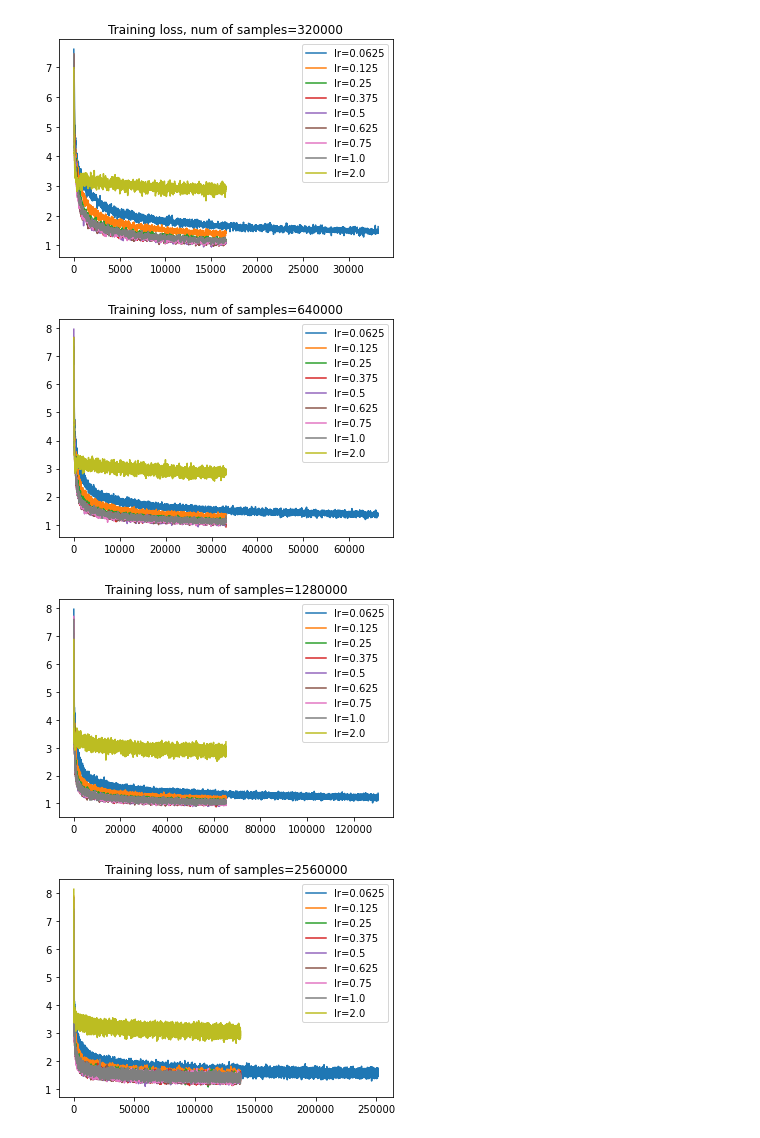
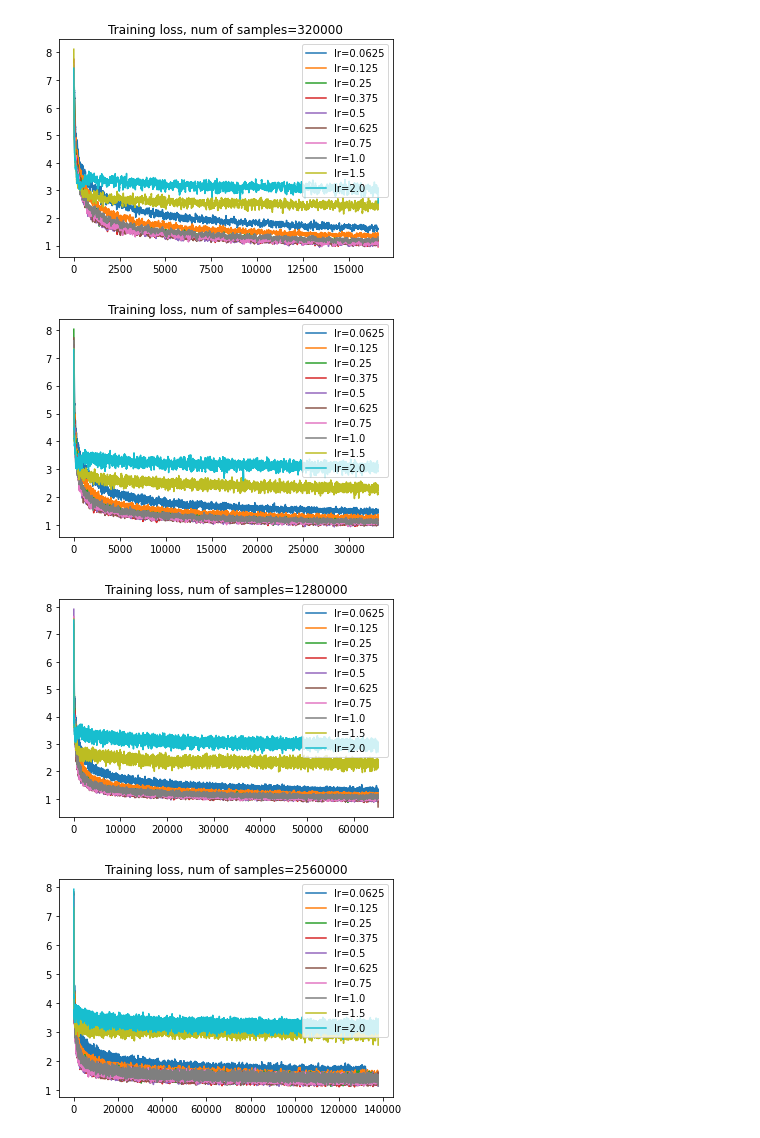
Before and after one commit to nsfzyzz/Generalization_metrics_for_NLP, a Jupyter notebook: visualization/NMT_Simpson_check_train_loss.ipynb, the cells around one changed output. Drawn from its saved outputs; the diff is of its cells as text; code cells hidden in the pictures.

```diff
--- a/visualization/NMT_Simpson_check_train_loss.ipynb
+++ b/visualization/NMT_Simpson_check_train_loss.ipynb
@@ -8,9 +8,9 @@ for num_samples in [160000, 320000, 640000, 1280000, 2560000]:
     training_losses = []
     fig, ax = plt.subplots()
 
-    for lr in ['0.0625', '0.125', '0.25', '0.375', '0.5', '0.625', '0.75', '1.0', '2.0']:
+    for lr in ['0.0625', '0.125', '0.25', '0.375', '0.5', '0.625', '0.75', '1.0', '1.5', '2.0']:
 
-        folder = f'WMT14_sample{num_samples}_depth6_lr{lr}_dropout0.1'
+        folder = f'WMT14_sample{num_samples}_depth8_lr{lr}_dropout0.1'
 
         training_loss = []
         num_batches = 0
@@ -51,4 +51,4 @@ for num_samples in [160000, 320000, 640000, 1280000, 2560000]:
-[figure, old version]
+[figure, new version]
-[figure, old version]
+[figure, new version]
-[figure, old version]
+[figure, new version]
-[figure, old version]
+[figure, new version]
```
Also changed, not shown: parts of 1 cell of this notebook, 11 other files.
